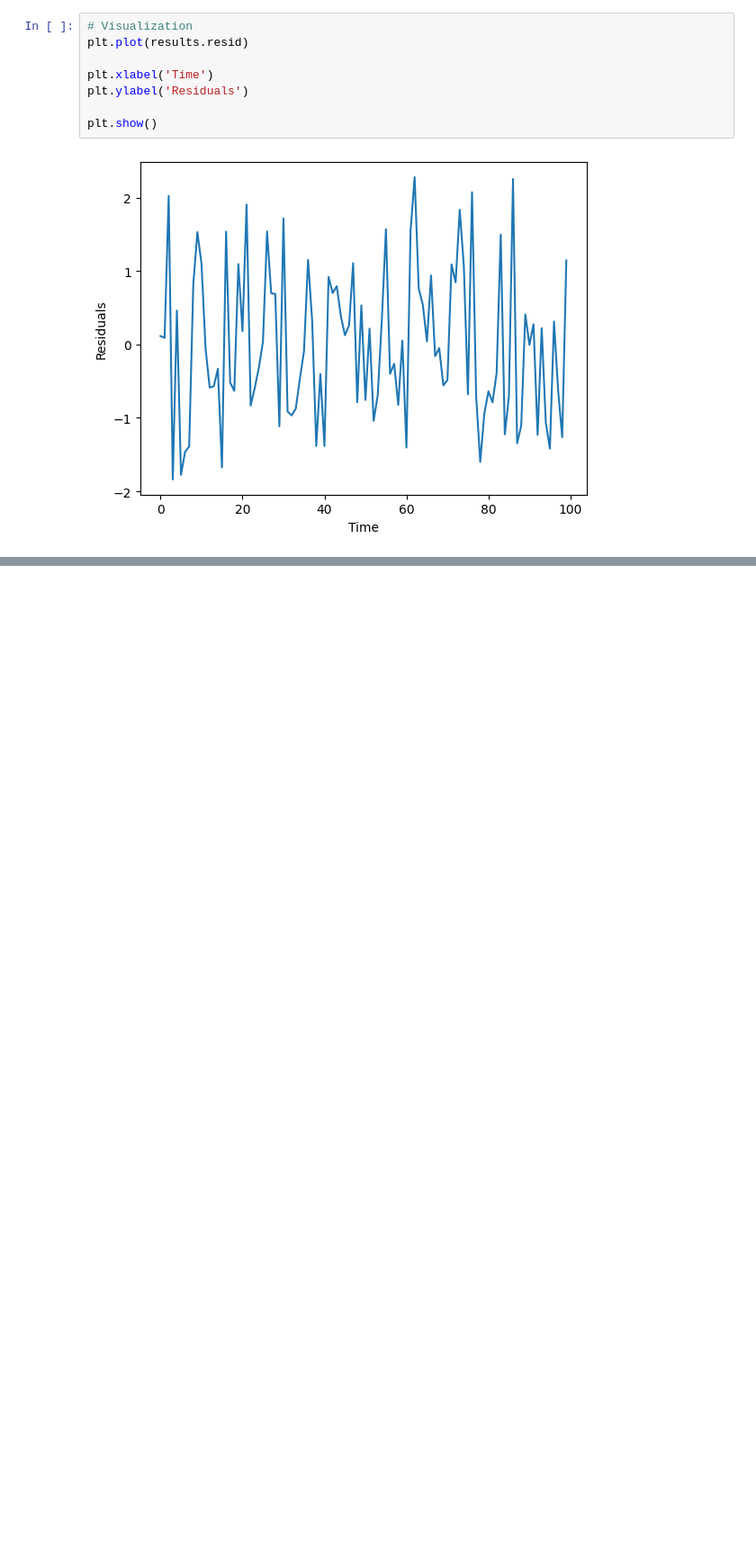
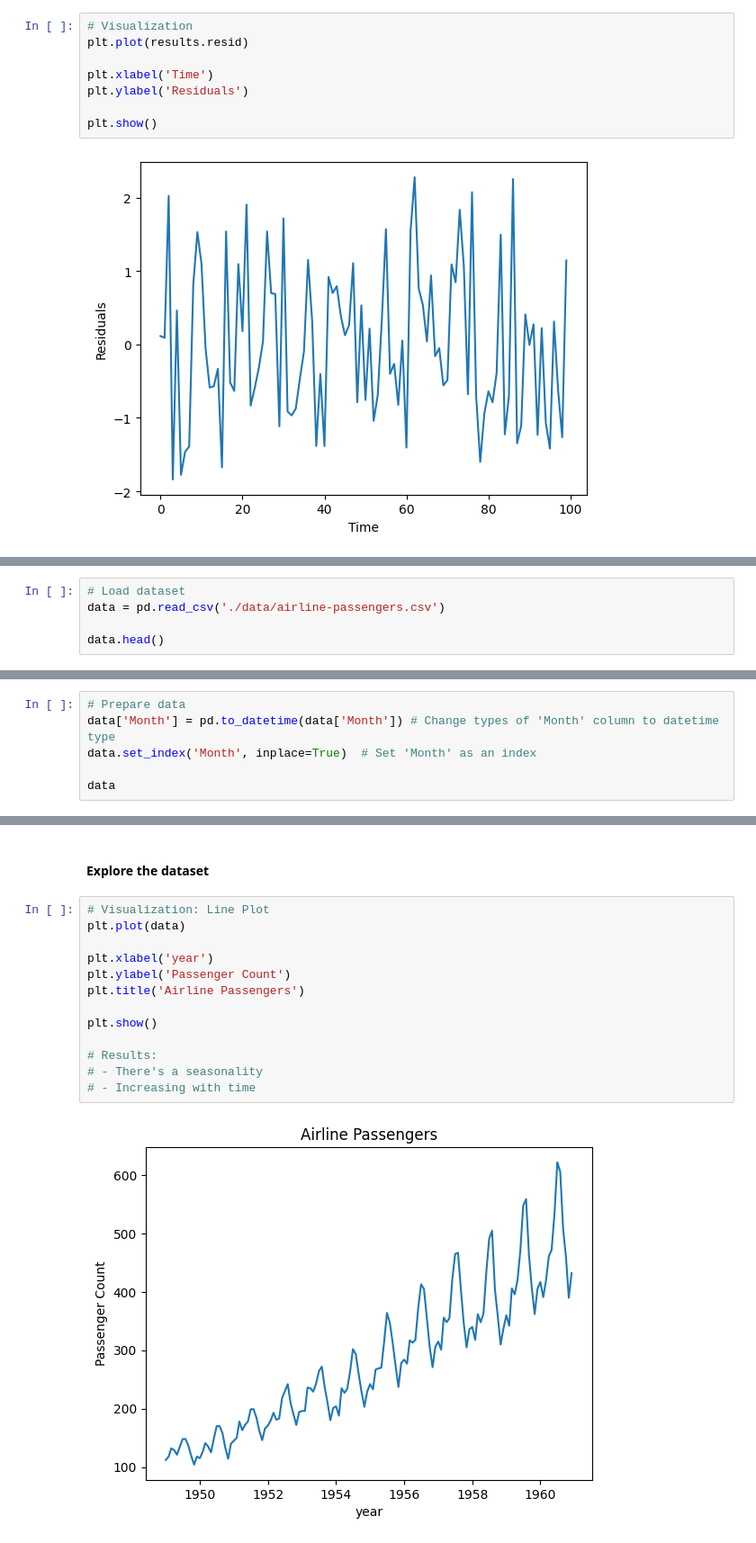
Before and after one commit to thegeekcat/learn-to-code, a Jupyter notebook: python/statistics/Statistics - 13. Time Series Data - 11. Modelling.ipynb, the cells around one changed output, grey strips where cells are left out. Shown: that part at 90% size. Saved outputs shown, nothing was run; the diff lists cells and outputs as text; blank space fills up the shorter version.

```diff
--- a/python/statistics/Statistics - 13. Time Series Data - 11. Modelling.ipynb
+++ b/python/statistics/Statistics - 13. Time Series Data - 11. Modelling.ipynb
@@ -170,0 +494,5 @@ plt.show()
+# %%
+# Load dataset
+data = pd.read_csv('./data/airline-passengers.csv')
+
+data.head()
@@ -170,0 +506,6 @@ plt.show()
+# %%
+# Prepare data
+data['Month'] = pd.to_datetime(data['Month']) # Change types of 'Month' column to datetime type
+data.set_index('Month', inplace=True)  # Set 'Month' as an index
+
+data
@@ -170,0 +527,17 @@ plt.show()
+# %% [markdown]
+#### Explore the dataset
+# %%
+# Visualization: Line Plot
+plt.plot(data)
+
+plt.xlabel('year')
+plt.ylabel('Passenger Count')
+plt.title('Airline Passengers')
+
+plt.show()
+
+# Results:
+# - There's a seasonality
+# - Increasing with time
+# %% [output]
+[figure, added]
```
Also changed, not shown: parts of 51 cells of this notebook.
